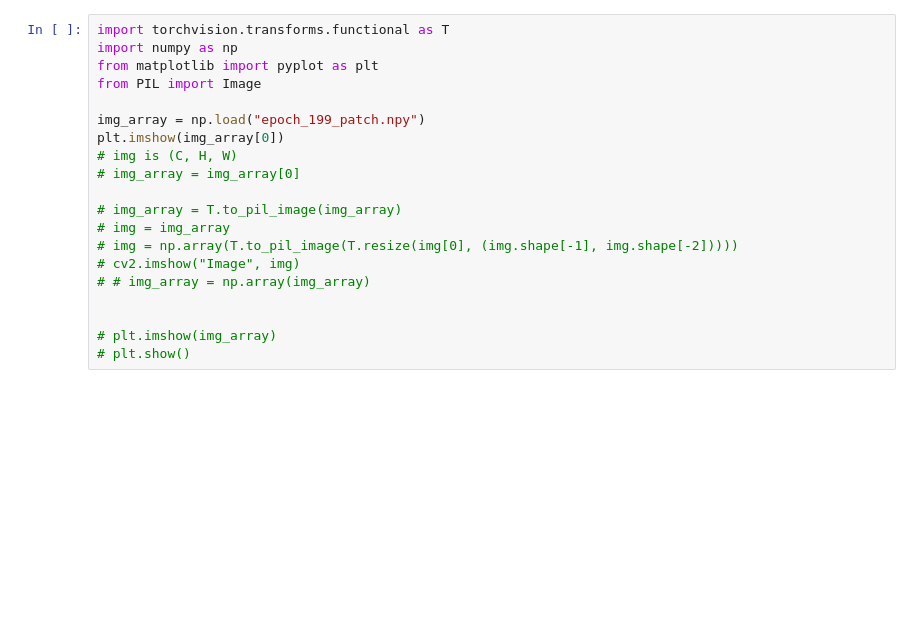
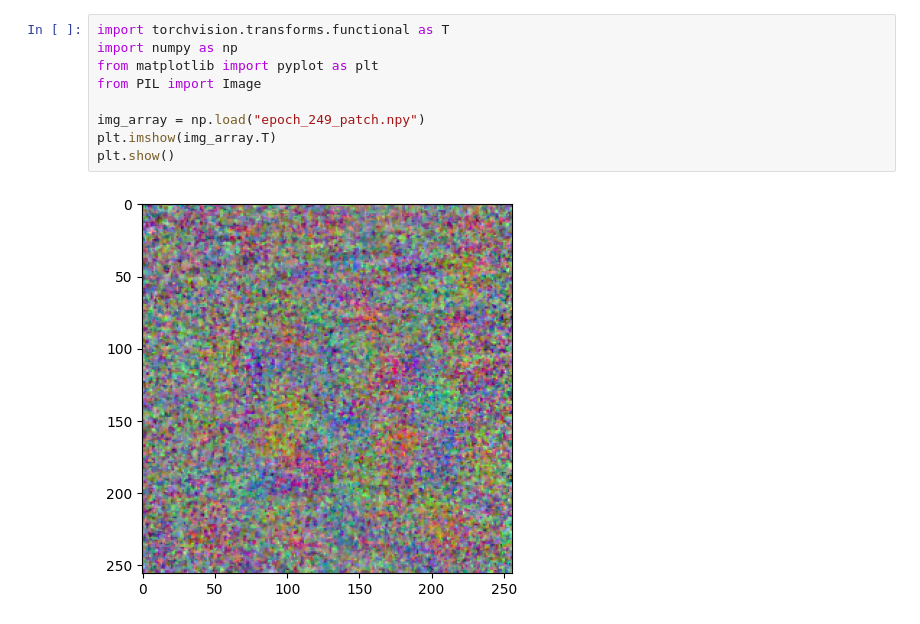
Before and after one commit to FelixNgFender/rbe474x_p3, a Jupyter notebook: src/Dst/checkpoints/result/viz.ipynb, the cells around one changed output. Cells and saved outputs as stored; diff of their text form; blank space fills up the shorter version.

```diff
--- a/src/Dst/checkpoints/result/viz.ipynb
+++ b/src/Dst/checkpoints/result/viz.ipynb
@@ -13,20 +12,11 @@ plt.show()
 # %%
 import torchvision.transforms.functional as T
 import numpy as np
 from matplotlib import pyplot as plt
 from PIL import Image
 
-img_array = np.load("epoch_199_patch.npy")
-plt.imshow(img_array[0])
-# img is (C, H, W)
-# img_array = img_array[0]
-
-# img_array = T.to_pil_image(img_array)
-# img = img_array
-# img = np.array(T.to_pil_image(T.resize(img[0], (img.shape[-1], img.shape[-2]))))
-# cv2.imshow("Image", img)
-# # img_array = np.array(img_array)
-
-
-# plt.imshow(img_array)
-# plt.show()
+img_array = np.load("epoch_249_patch.npy")
+plt.imshow(img_array.T)
+plt.show()
+# %% [output]
+[figure, added]
```
Also changed, not shown: parts of 2 cells of this notebook, 3 other files.
